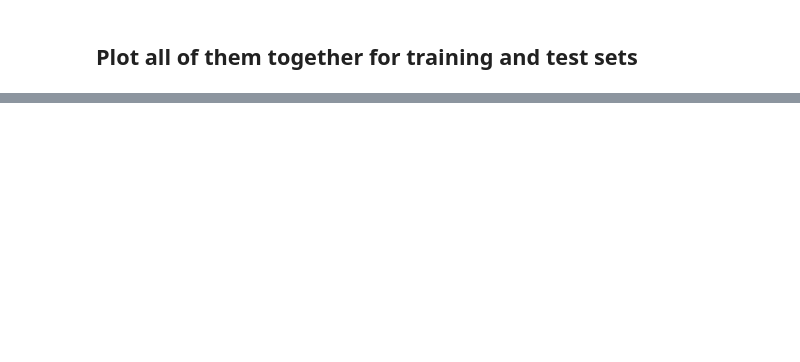
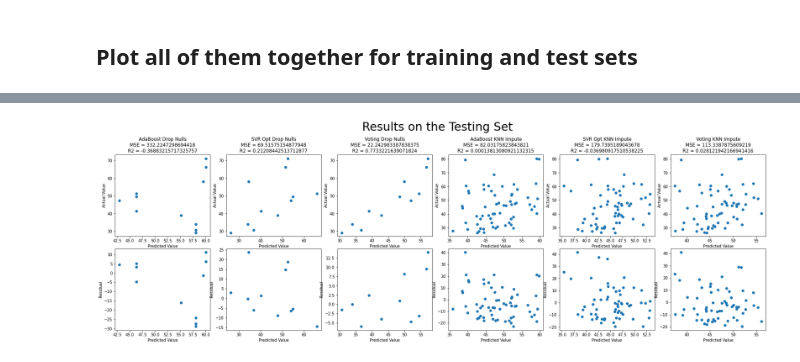
Before and after one commit to jlb14n/Capstone, a Jupyter notebook: Code/Other Machine Learning.ipynb, the cells around one changed output, grey strips where cells are left out. Drawn from its saved outputs; the diff is of its cells as text; code cells hidden in the pictures; blank space fills up the shorter version.

```diff
--- a/Code/Other Machine Learning.ipynb
+++ b/Code/Other Machine Learning.ipynb
@@ -572,0 +703,91 @@ plt.show()
+# %%
+# checking all of them together against the testing set
+import matplotlib.pyplot as plt
+# Plot the predicted versus actual values and the residual versus predicted values
+
+predict_ABR_dropnulls = ABR_dropnulls.predict(X_test_scaled_dropnulls)
+residual_ABR_dropnulls = y_test_dropnulls - predict_ABR_dropnulls
+
+predict_ABR_KNNImpute = ABR_KNNImpute.predict(X_test_scaled_KNNImpute)
+residual_ABR_KNNImpute = y_test_KNNImpute - predict_ABR_KNNImpute
+
+predict_svr_opt_dropnulls = svr_opt_dropnulls.predict(X_test_scaled_dropnulls)
+residual_svr_opt_dropnulls = y_test_dropnulls - predict_svr_opt_dropnulls
+
+predict_svr_opt_KNNImpute = svr_opt_KNNImpute.predict(X_test_scaled_KNNImpute)
+residual_svr_opt_KNNImpute = y_test_KNNImpute - predict_svr_opt_KNNImpute
+
+predict_ereg_dropnulls = ereg_dropnulls.predict(X_test_scaled_dropnulls)
+residual_ereg_dropnulls = y_test_dropnulls - predict_ereg_dropnulls
+
+predict_ereg_KNNImpute = ereg_KNNImpute.predict(X_test_scaled_KNNImpute)
+residual_ereg_KNNImpute = y_test_KNNImpute - predict_ereg_KNNImpute
+
+cols = [f'AdaBoost Drop Nulls\nMSE = {MSE_ABR_dropnulls}\nR2 = {ABR_dropnulls.score(X_test_scaled_dropnulls, y_test_dropnulls)}',
+        f'SVR Opt Drop Nulls\nMSE = {MSE_svr_opt_dropnulls}\nR2 = {svr_opt_dropnulls.score(X_test_scaled_dropnulls, y_test_dropnulls)}',
+        f'Voting Drop Nulls\nMSE = {MSE_ereg_dropnulls}\nR2 = {ereg_dropnulls.score(X_test_scaled_dropnulls, y_test_dropnulls)}',
+        f'AdaBoost KNN Impute\nMSE = {MSE_ABR_KNNImpute}\nR2 = {ABR_KNNImpute.score(X_test_scaled_KNNImpute, y_test_KNNImpute)}',
+        f'SVR Opt KNN Impute\nMSE = {MSE_svr_opt_KNNImpute}\nR2 = {svr_opt_KNNImpute.score(X_test_scaled_KNNImpute, y_test_KNNImpute)}',
+        f'Voting KNN Impute\nMSE = {MSE_ereg_KNNImpute}\nR2 = {ereg_KNNImpute.score(X_test_scaled_KNNImpute, y_test_KNNImpute)}']
+
+
+figure, axis = plt.subplots(2, 6, figsize=(24, 8))
+figure.suptitle(' Results on the Testing Set ', fontsize=30)
+
+for ax, col in zip(axis[0], cols):
+    ax.set_title(col)
+
+figure.tight_layout()
+
+axis[0, 0].scatter(predict_ABR_dropnulls, y_test_dropnulls)
+axis[0, 0].set_xlabel("Predicted Value")
+axis[0, 0].set_ylabel("Actual Value")
+
+axis[1, 0].scatter(predict_ABR_dropnulls, residual_ABR_dropnulls)
+axis[1, 0].set_ylabel("Residual")
+axis[1, 0].set_xlabel("Predicted Value")
+
+axis[0, 1].scatter(predict_svr_opt_dropnulls, y_test_dropnulls)
+axis[0, 1].set_xlabel("Predicted Value")
+axis[0, 1].set_ylabel("Actual Value")
+
+axis[1, 1].scatter(predict_svr_opt_dropnulls, residual_svr_opt_dropnulls)
+axis[1, 1].set_ylabel("Residual")
+axis[1, 1].set_xlabel("Predicted Value")
+
+axis[0, 2].scatter(predict_ereg_dropnulls, y_test_dropnulls)
+axis[0, 2].set_xlabel("Predicted Value")
+axis[0, 2].set_ylabel("Actual Value")
+
+axis[1, 2].scatter(predict_ereg_dropnulls, residual_ereg_dropnulls)
+axis[1, 2].set_ylabel("Residual")
+axis[1, 2].set_xlabel("Predicted Value")
+
+axis[0, 3].scatter(predict_ABR_KNNImpute, y_test_KNNImpute)
+axis[0, 3].set_xlabel("Predicted Value")
+axis[0, 3].set_ylabel("Actual Value")
+
+axis[1, 3].scatter(predict_ABR_KNNImpute, residual_ABR_KNNImpute)
+axis[1, 3].set_ylabel("Residual")
+axis[1, 3].set_xlabel("Predicted Value")
+
+axis[0, 4].scatter(predict_svr_opt_KNNImpute, y_test_KNNImpute)
+axis[0, 4].set_xlabel("Predicted Value")
+axis[0, 4].set_ylabel("Actual Value")
+
+axis[1, 4].scatter(predict_svr_opt_KNNImpute, residual_svr_opt_KNNImpute)
+axis[1, 4].set_ylabel("Residual")
+axis[1, 4].set_xlabel("Predicted Value")
+
+axis[0, 5].scatter(predict_ereg_KNNImpute, y_test_KNNImpute)
+axis[0, 5].set_xlabel("Predicted Value")
+axis[0, 5].set_ylabel("Actual Value")
+
+axis[1, 5].scatter(predict_ereg_KNNImpute, residual_ereg_KNNImpute)
+axis[1, 5].set_ylabel("Residual")
+axis[1, 5].set_xlabel("Predicted Value")
+
+
+plt.show()
+# %% [output]
+[figure, added]
```
Also changed, not shown: parts of 25 cells of this notebook, 16 other files.
